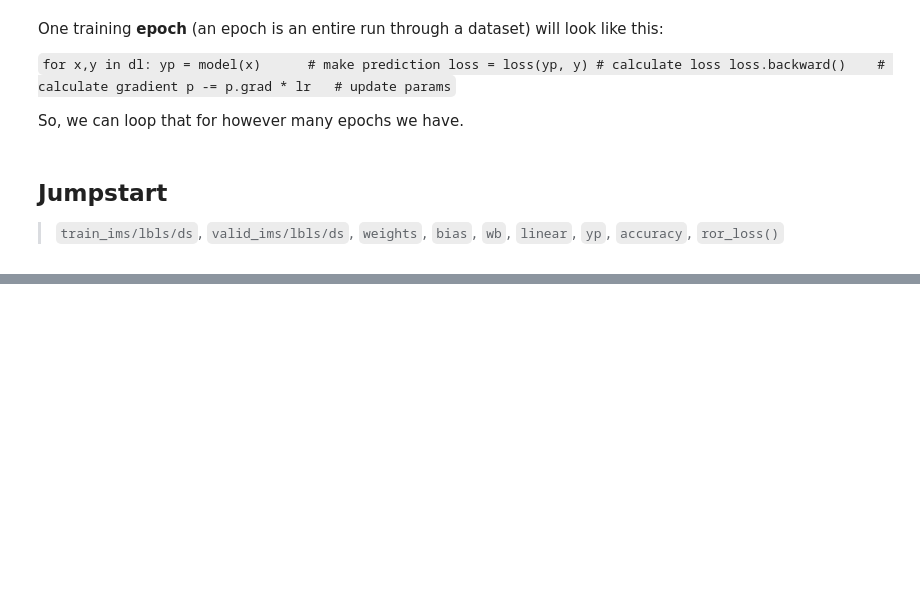
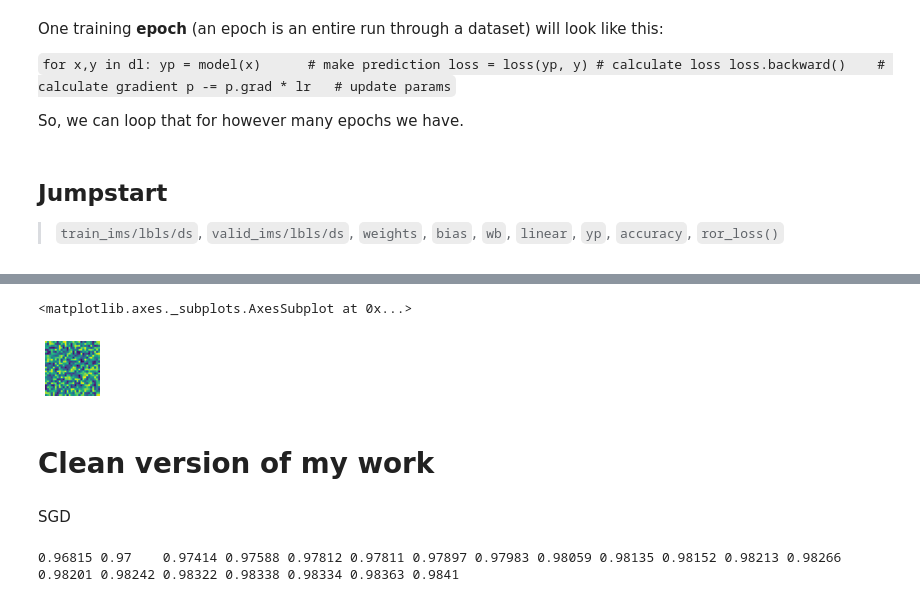
Before and after one commit to mccallion/rory, a Jupyter notebook: _20200901_mnist_basics.ipynb, the cells around one changed output, grey strips where cells are left out. Saved outputs shown, nothing was run; the diff lists cells and outputs as text; code cells hidden in the pictures; blank space fills up the shorter version.

Commit message:
Clean up & finish mnist_basics

```diff
--- a/_20200901_mnist_basics.ipynb
+++ b/_20200901_mnist_basics.ipynb
@@ -829,0 +1130,5 @@ Epoch 30: 0.96
+# %%
+# destructure first linear layer's params into w,b:
+w,b = m[0].parameters()
+# view shape
+w.shape # the model is discovering 30 parameters per img
@@ -829,0 +1158,6 @@ Epoch 30: 0.96
+# %%
+# take a look inside
+show_image(w[8].view(28,28))
+# %% [output]
+<matplotlib.axes._subplots.AxesSubplot at 0x...>
+[figure, added]
@@ -829,0 +1166,2 @@ Epoch 30: 0.96
+# %% [markdown]
+# Clean version of my work
@@ -829,0 +1212,54 @@ Epoch 30: 0.96
+# %% [markdown]
+SGD
+# %%
+### Create Model & Initialize Params ###
+three_layer_nn = nn.Sequential(                            # nn.Sequential() defines a model of composed fxns
+    nn.Linear(28*28,30),                                   # nn.Linear.__init__(w,b) creates w,b with rand values
+    nn.ReLU(),                                             # nn.Linear.__main__(t) returns t@w+b
+    nn.Linear(30,1))                                       # nn.ReLU().__main__(t) returns t.max(tensor(0.))
+
+
+### Create SGD Stepper ###
+class ParamStepper:
+    def __init__(self, p, lr): self.p,self.lr = list(p),lr # remembers your params & an lr
+
+    def step(self, *args, **kwargs):                       # take one step in the optimal direction
+        for o in self.p: o.data -= o.grad.data * self.lr
+
+    def zero_grad(self, *args, **kwargs):                  # zeros out gradients
+        for o in self.p: o.grad = None
+
+
+### Calculate accuracy over one mini-batch given yp,y ###
+def avg_batch_acc(yp,y):
+    sig_yp = rormoid(yp, .95, 20)
+#     sig_yp = yp.sigmoid()
+    correct = (sig_yp > 0.5) == y
+    return correct.float().mean()
+
+
+### Calculate accuracy over entire dl given dl,mod ###
+def validate_epoch(dl, mod):                               # Given data `dl` and a model & params `mod`
+    acc = [avg_batch_acc(mod(xb), yb) for xb,yb in dl]     # Gradients calculated & stored at mod(xb) call
+    return round(torch.stack(acc).mean().item(), 5)        # Avg over all mini-batches, return scalar (not tensor)
+
+
+### Adjust parameters w/ stepper for each mini-batch in a dl
+def train_once(dl, mod, stepper):
+    for xb,yb in dl:
+        calc_grad(xb, yb, mod)
+        stepper.step()
+        stepper.zero_grad()
+
+
+### Run `train_once` `n` times given data `dl`, model `mod`, and stepper `stepper`
+def train_model(dl, mod, stepper, n):
+    for i in range(n):
+        train_once(dl, mod, stepper)
+        print(validate_epoch(dl, mod), end='\t')
+
+# together
+sgd = ParamStepper(three_layer_nn.parameters(), lr=1.)
+train_model(train_dl, three_layer_nn, sgd, 20)
+# %% [output]
+0.96815 0.97    0.97414 0.97588 0.97812 0.97811 0.97897 0.97983 0.98059 0.98135 0.98152 0.98213 0.98266 0.98201 0.98242 0.98322 0.98338 0.98334 0.98363 0.9841
```
Also changed, not shown: parts of 72 cells of this notebook, 1 other file.
